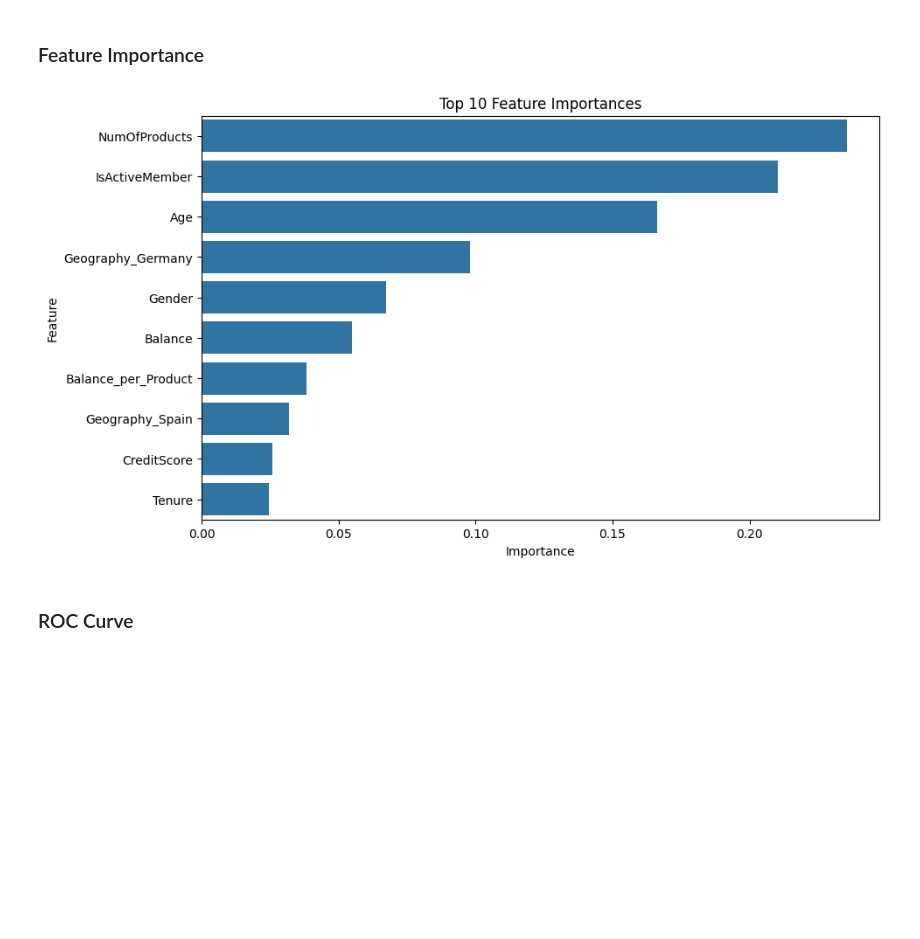
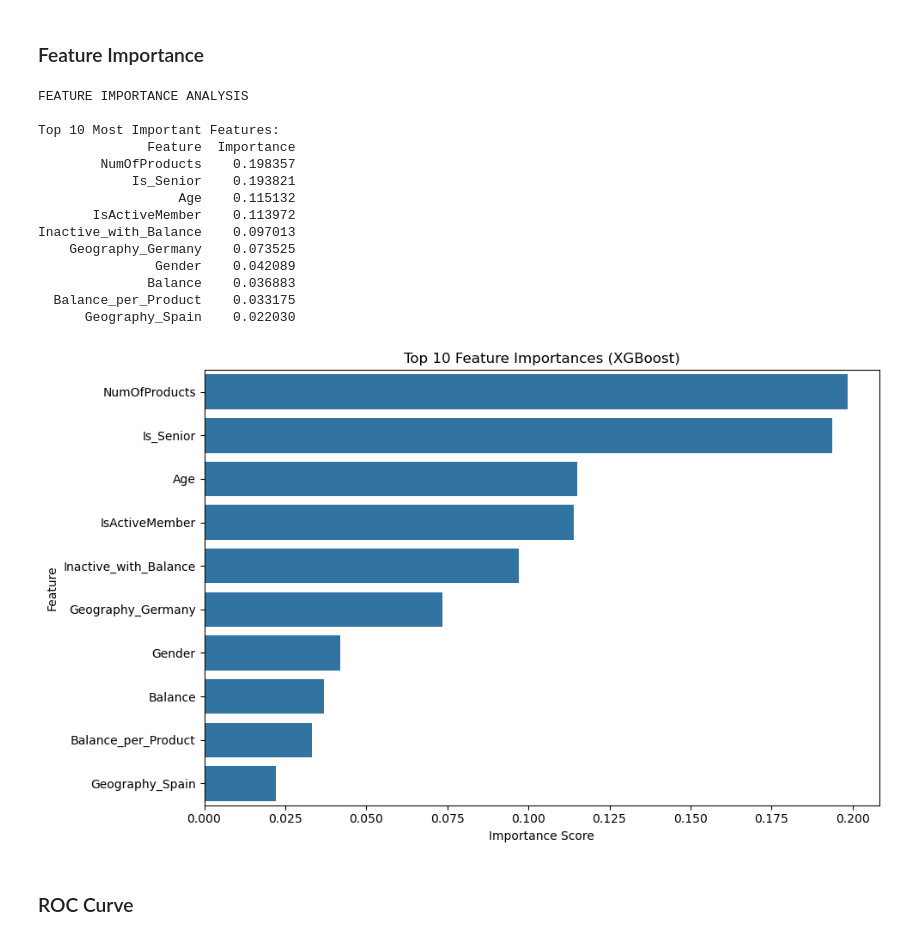
Before and after one commit to ankitkumarluhar-bot/BANK_CHURN, a Jupyter notebook: main.ipynb, the cells around one changed output. Saved outputs shown, nothing was run; the diff lists cells and outputs as text; code cells hidden in the pictures; blank space fills up the shorter version.

```diff
--- a/main.ipynb
+++ b/main.ipynb
@@ -264,16 +364,22 @@ Why XGBoost?
 * Often top performer in churn problems
 # %%
 from xgboost import XGBClassifier
+print("MODEL 3: XGBoost Classifier")
 xgb_clf = XGBClassifier(
     n_estimators=100,
     learning_rate=0.1,
-    max_depth=3,
+    max_depth=4,
     subsample=0.8,
     colsample_bytree=0.8,
+    reg_alpha=1,
+    reg_lambda=1,
     random_state=RANDOM_SEED,
-    use_label_encoder=False,
-    eval_metric="logloss"
+    eval_metric="logloss",
+    verbosity=0
 )
 
 xgb_clf.fit(X_train, y_train)
+
+xgb_train_acc = accuracy_score(y_train, xgb_clf.predict(X_train))
+print(f"Training Accuracy: {xgb_train_acc:.4f}")
 # %% [output]
@@ -375,18 +530,30 @@ Parameters: { "use_label_encoder" } are not used.
 ### Hyperparameter Tuning (XGBoost)
 # %%
 # using randomsearch cross-validation
+print("HYPERPARAMETER TUNING: XGBoost (RandomizedSearchCV)")
+
 from sklearn.model_selection import RandomizedSearchCV
 param_grid = {
     "n_estimators": [100, 200, 300],
     "max_depth": [3, 4, 5, 6],
-    "learning_rate": [0.01, 0.05, 0.1],
+    "learning_rate": [0.01, 0.05, 0.1, 0.15],
     "subsample": [0.7, 0.8, 0.9],
-    "colsample_bytree": [0.7, 0.8, 0.9]
+    "colsample_bytree": [0.7, 0.8, 0.9],
+    "reg_alpha": [0, 0.5, 1],
+    "reg_lambda": [0.5, 1, 2]
 }
+
+xgb_base = XGBClassifier(
+    random_state=RANDOM_SEED,
+    use_label_encoder=False,
+    eval_metric="logloss",
+    verbosity=0
+)
+
 xgb_random_search = RandomizedSearchCV(
-    estimator=xgb_clf,
+    estimator=xgb_base,
     param_distributions=param_grid,
-    n_iter=20,
+    n_iter=30,
     scoring="accuracy",
     cv=5,
     random_state=RANDOM_SEED,
@@ -394,5 +561,6 @@ xgb_random_search = RandomizedSearchCV(
     verbose=1
 )
 
+print("Starting hyperparameter search...")
 xgb_random_search.fit(X_train, y_train)
 # %% [output]
@@ -496,21 +732,43 @@ plt.show()
 # %% [markdown]
 ### Feature Importance
 # %%
-import pandas as pd
+
+print("FEATURE IMPORTANCE ANALYSIS")
 feature_importance = pd.DataFrame({
     "Feature": X_train.columns,
     "Importance": best_model.feature_importances_
 }).sort_values(by="Importance", ascending=False)
+
+print("\nTop 10 Most Important Features:")
+print(feature_importance.head(10).to_string(index=False))
+
+# Visualization
 plt.figure(figsize=(10, 6))
 sns.barplot(
     x="Importance",
     y="Feature",
     data=feature_importance.head(10)
 )
-plt.title("Top 10 Feature Importances")
+plt.title("Top 10 Feature Importances (XGBoost)")
+plt.xlabel("Importance Score")
+plt.tight_layout()
 plt.show()
 # %% [output]
+FEATURE IMPORTANCE ANALYSIS
+
+Top 10 Most Important Features:
+              Feature  Importance
+        NumOfProducts    0.198357
+            Is_Senior    0.193821
+                  Age    0.115132
+       IsActiveMember    0.113972
+Inactive_with_Balance    0.097013
+    Geography_Germany    0.073525
+               Gender    0.042089
+              Balance    0.036883
+  Balance_per_Product    0.033175
+      Geography_Spain    0.022030
-[figure, old version]
+[figure, new version]
 # %% [markdown]
 ### ROC Curve
 # %%
```
Also changed, not shown: parts of 55 cells of this notebook.
